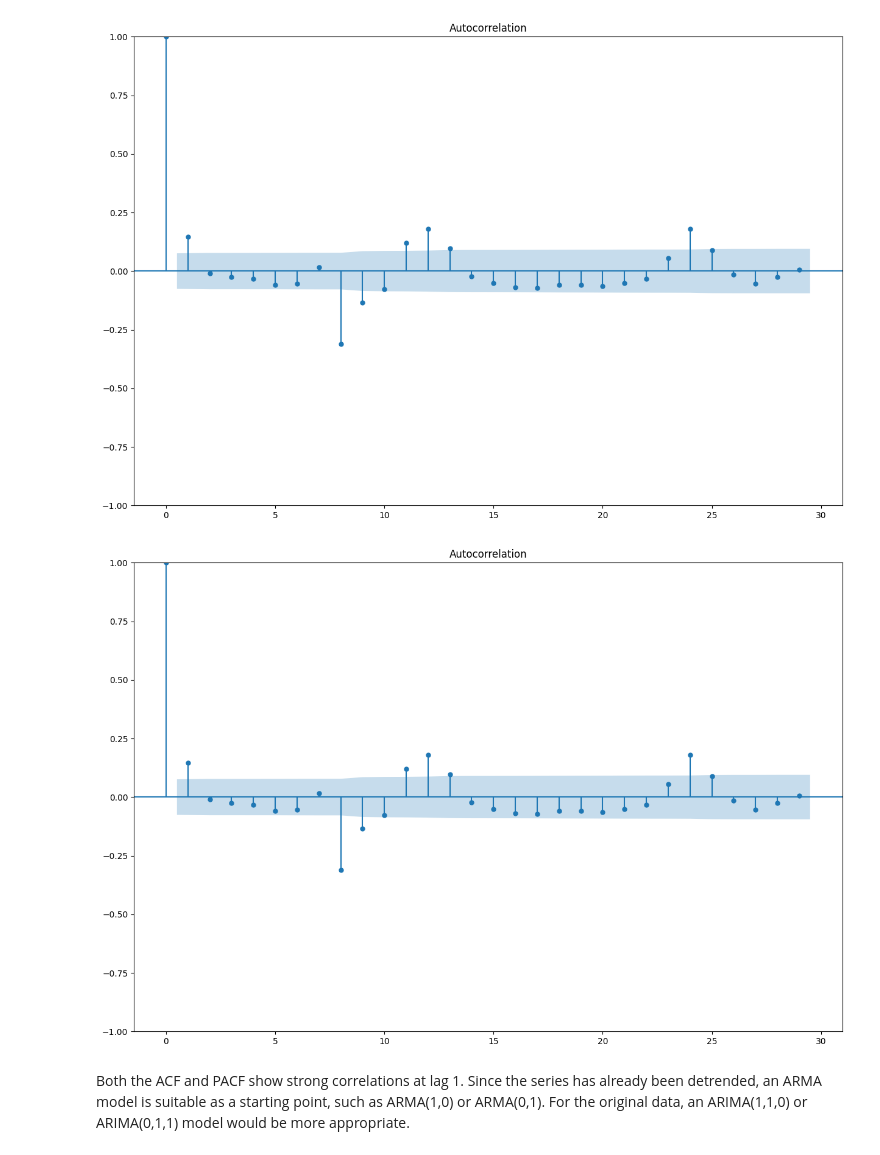
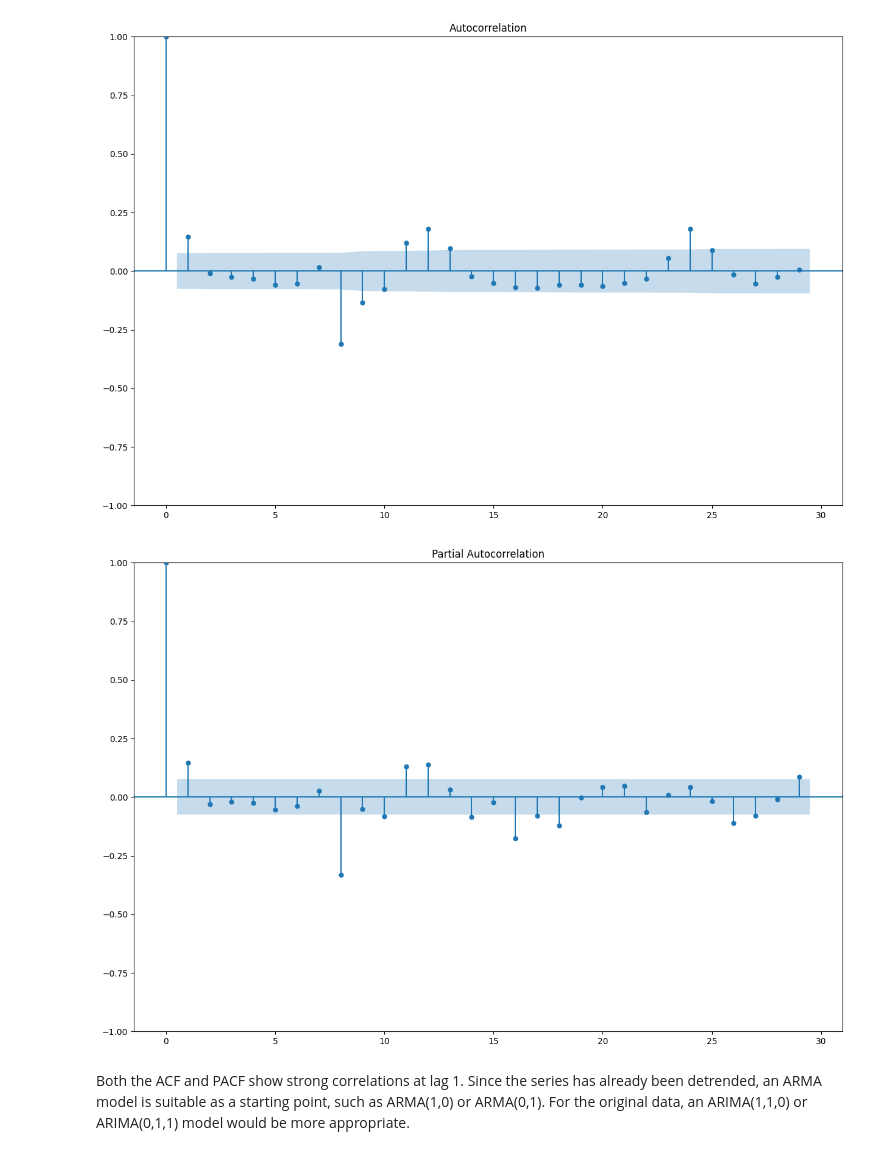
Before and after one commit to tharuka7/tourism__forecast_sl, a Jupyter notebook: ts.ipynb, the cells around one changed output. Drawn from its saved outputs; the diff is of its cells as text; code cells hidden in the pictures.

```diff
--- a/ts.ipynb
+++ b/ts.ipynb
@@ -186,10 +186,10 @@ plt.show()
 # %% [output]
 [figure]
 # %%
-plot_acf(df['diff'])
+plot_pacf(df['diff'])
 plt.show()
 # %% [output]
-[figure, old version]
+[figure, new version]
 # %% [markdown]
 Both the ACF and PACF show strong correlations at lag 1. Since the series has already been detrended, an ARMA model is suitable as a starting point, such as ARMA(1,0) or ARMA(0,1). For the original data, an ARIMA(1,1,0) or ARIMA(0,1,1) model would be more appropriate.
 # %% [markdown]
```
Also changed, not shown: parts of 8 cells of this notebook.
